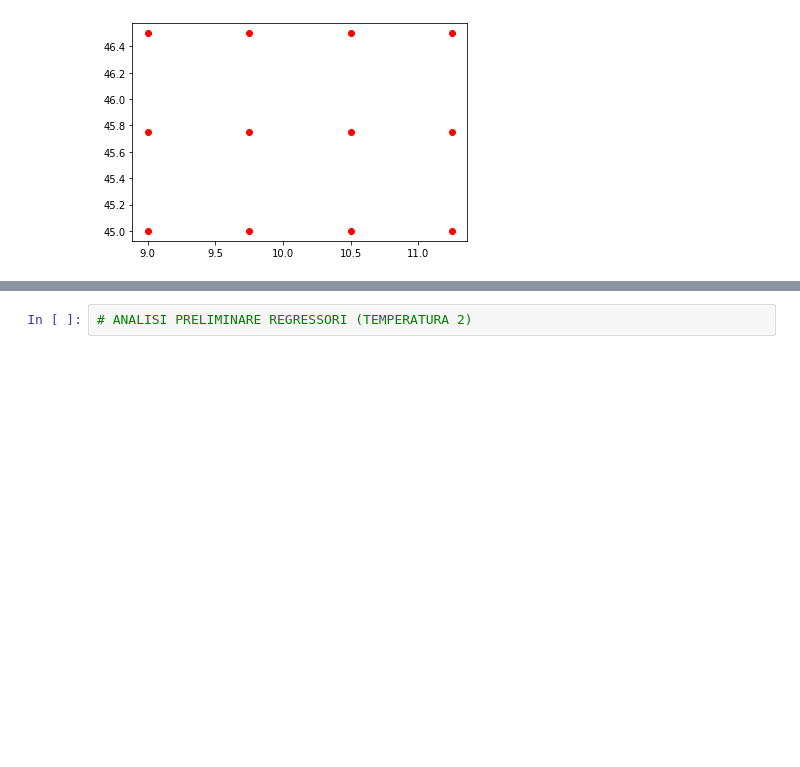
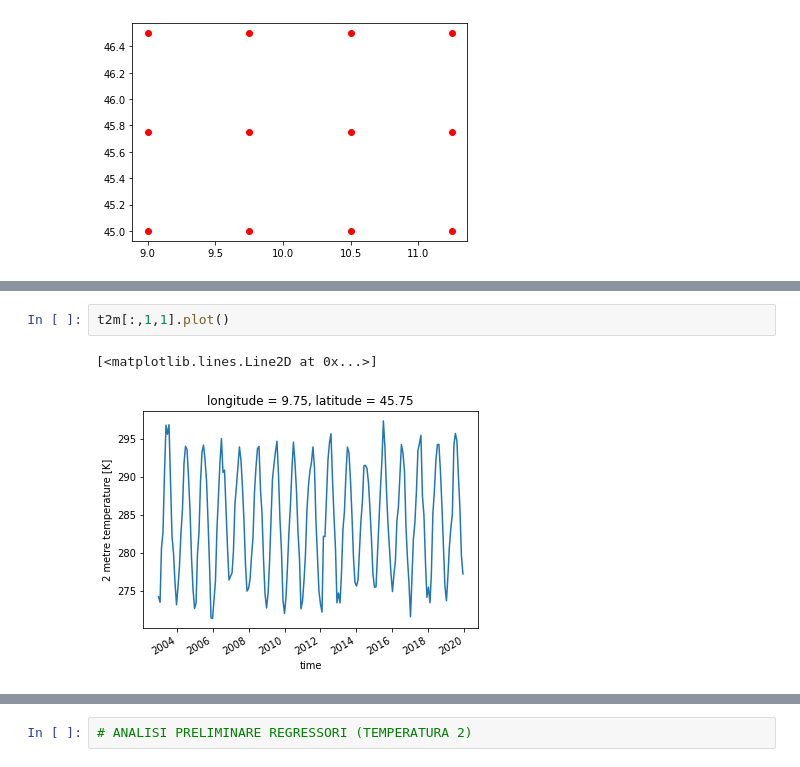
Before and after one commit to samuelexferri/unibg-statistic2, a Jupyter notebook: notebooks/data_preprocessing_regressors.ipynb, the cells around one changed output, grey strips where cells are left out. Saved outputs shown, nothing was run; the diff lists cells and outputs as text; blank space fills up the shorter version.

```diff
--- a/notebooks/data_preprocessing_regressors.ipynb
+++ b/notebooks/data_preprocessing_regressors.ipynb
@@ -92,0 +100,5 @@ plt.scatter(lons, lats, c='r')
+# %%
+t2m[:,1,1].plot()
+# %% [output]
+[<matplotlib.lines.Line2D at 0x...>]
+[figure, added]
```
Also changed, not shown: parts of 10 cells of this notebook.
